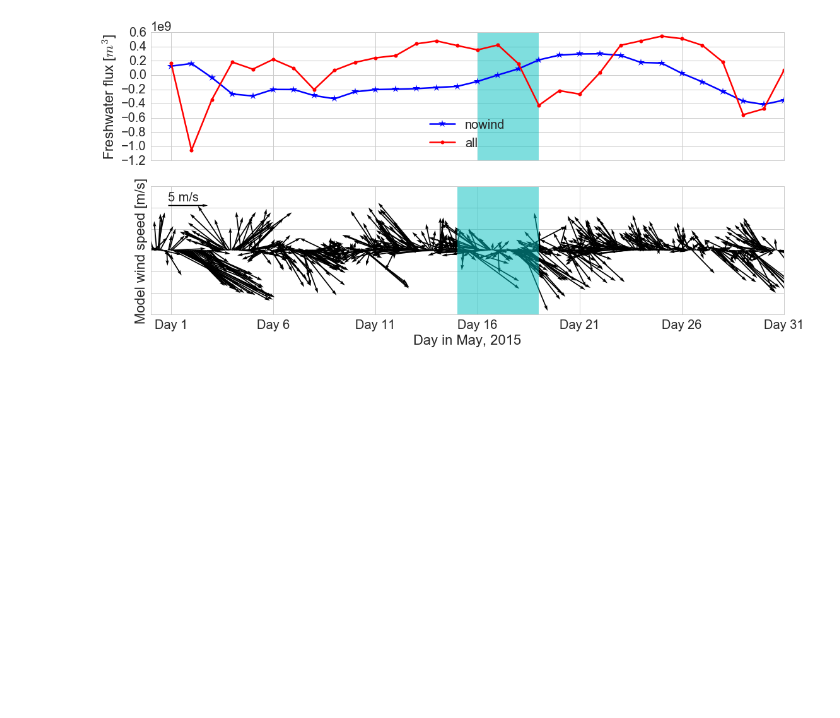
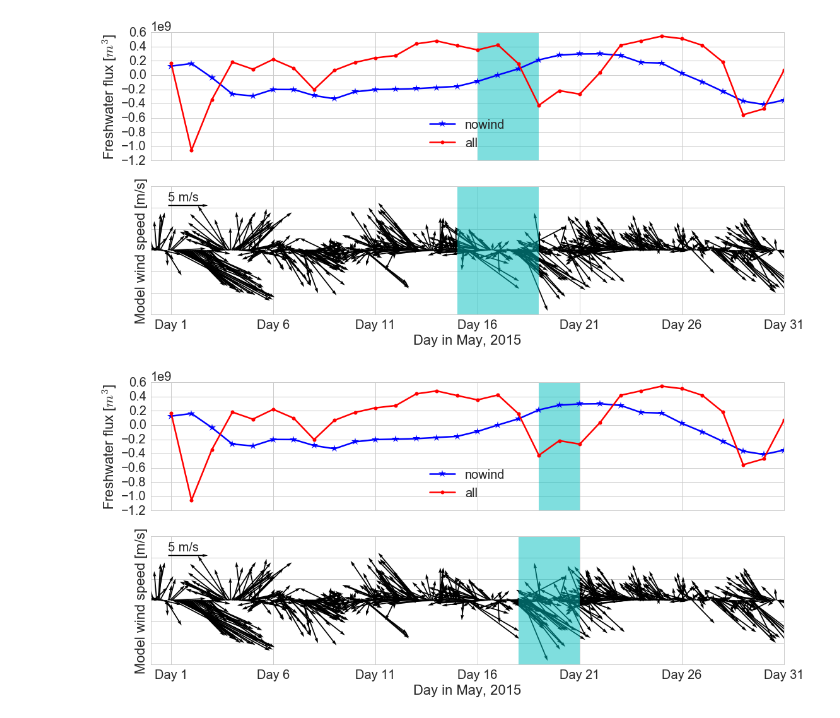
Before and after one commit to SalishSeaCast/analysis-jie, a Jupyter notebook: jie/surface_current/CheckTransportByWind.ipynb, the cells around one changed output. Saved outputs shown, nothing was run; the diff lists cells and outputs as text; code cells hidden in the pictures; blank space fills up the shorter version.

Commit message:
add daily integral of N wind, 6 hrs integral of N wind, select May 19~21 as moderate SE wind period

```diff
--- a/jie/surface_current/CheckTransportByWind.ipynb
+++ b/jie/surface_current/CheckTransportByWind.ipynb
@@ -255,3 +277,33 @@ plt.setp(ax.get_yticklabels(), visible=False)
 plt.show()
 # %% [output]
 [figure]
+# %%
+## if Day 19~21
+a = 18; b= 20
+A = 24*18; B = 24*21
+# %%
+## May 19~21
+fig,axs = plt.subplots(2,1,figsize = (18,8))
+ax = axs[0]
+ax.plot(inte_weak_May['May2015nowind'],'b*-',markersize = 12,label ='nowind')
+ax.plot(inte_weak_May['May2015combineall'],'r.-',markersize = 12,label ='all')
+ax.axvspan(a, b, color='c', alpha=0.5, lw=0)
+ax.legend(loc = 'best')
+ax.set_xlim([-1,30])
+ax.set_xticks(ticks1)
+ax.set_ylabel('Freshwater flux [$m^3$]')
+plt.setp(ax.get_xticklabels(), visible=False)
+ax = axs[1]
+quiver = ax.quiver(u_may[:],v_may[:],scale = 80,width=0.0017, color='k')
+ax.quiverkey(quiver,20,0.042, 5, '',coordinates='data', color='black', labelcolor='black')
+ax.text(20,0.046,'5 m/s', fontsize = 20)
+ax.set_xlim([0,744])
+ax.axvspan(A, B, color='c', alpha=0.5, lw=0)
+ax.set_xticks(ticks2)
+ax.set_xticklabels(tickslabels)
+ax.set_xlabel('Day in May, 2015')
+ax.set_ylabel('Model wind speed [m/s]')
+plt.setp(ax.get_yticklabels(), visible=False)
+plt.show()
+# %% [output]
+[figure, added]
```
Also changed, not shown: parts of 13 cells of this notebook.
